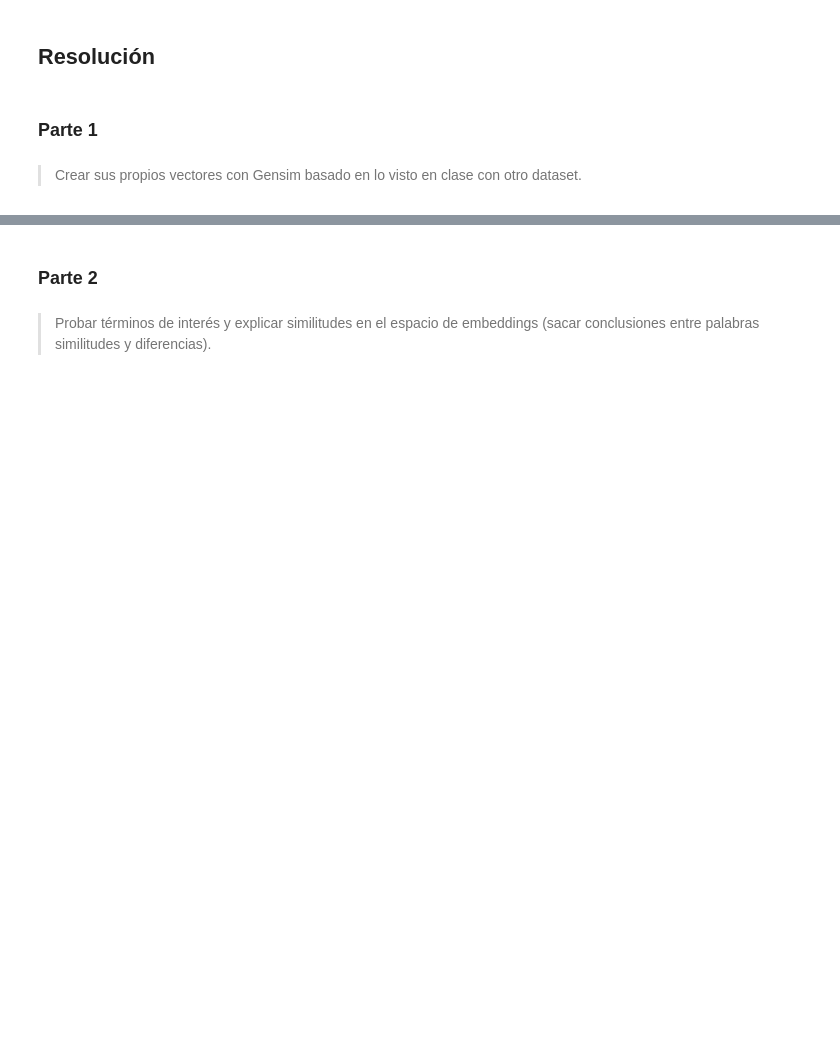
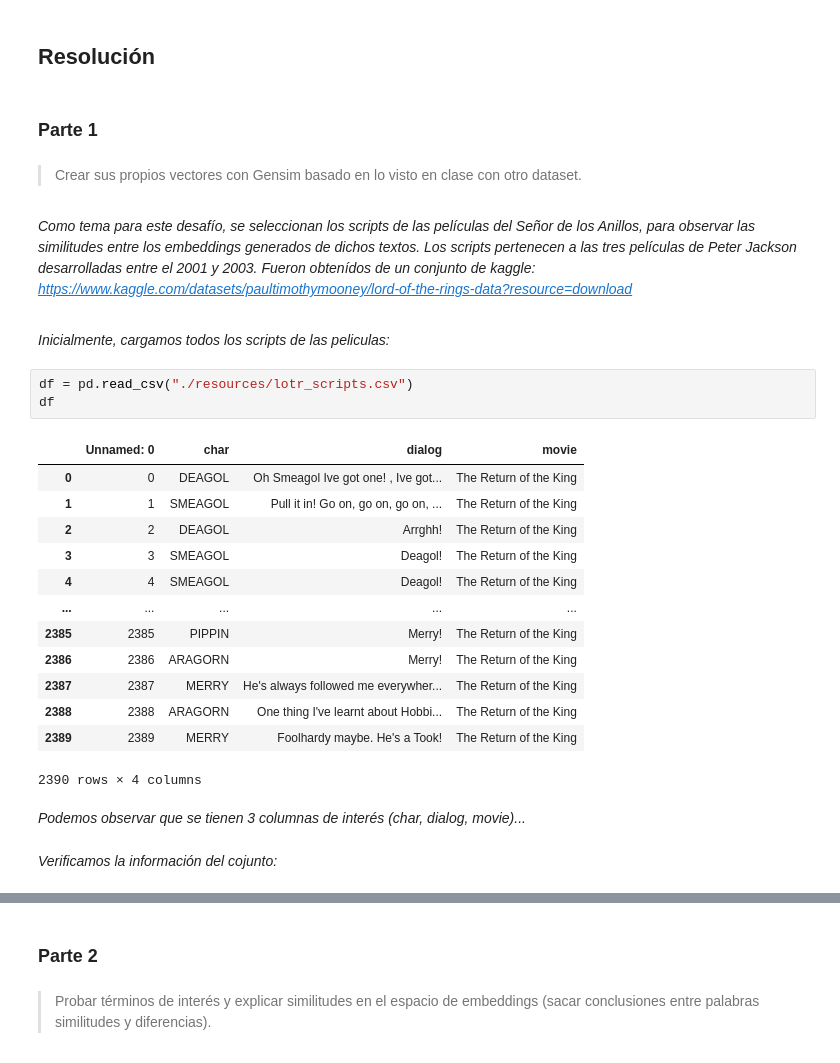
Before and after one commit to brunomaso1/uba-ceia, a Jupyter notebook: ceia-nlp/Desafio 2.ipynb, the cells around one changed output, grey strips where cells are left out. Cells and saved outputs as stored; diff of their text form; blank space fills up the shorter version.

```diff
--- a/ceia-nlp/Desafio 2.ipynb
+++ b/ceia-nlp/Desafio 2.ipynb
@@ -53,3 +97,34 @@ from pandas import pandas
 ### Parte 1
 # %% [markdown]
 > Crear sus propios vectores con Gensim basado en lo visto en clase con otro dataset.
+# %% [markdown]
+<em>
+
+Como tema para este desafío, se seleccionan los scripts de las películas del Señor de los Anillos, para observar las similitudes entre los embeddings generados de dichos textos.
+Los scripts pertenecen a las tres películas de Peter Jackson desarrolladas entre el 2001 y 2003.
+Fueron obtenídos de un conjunto de kaggle: https://www.kaggle.com/datasets/paultimothymooney/lord-of-the-rings-data?resource=download
+
+</em>
+# %% [markdown]
+_Inicialmente, cargamos todos los scripts de las peliculas:_
+# %%
+df = pd.read_csv("./resources/lotr_scripts.csv")
+df
+# %% [output]
+|  | Unnamed: 0 | char | dialog | movie |
+| 0 | 0 | DEAGOL | Oh Smeagol Ive got one! , Ive got... | The Return of the King |
+| 1 | 1 | SMEAGOL | Pull it in! Go on, go on, go on, ... | The Return of the King |
+| 2 | 2 | DEAGOL | Arrghh! | The Return of the King |
+| 3 | 3 | SMEAGOL | Deagol! | The Return of the King |
+| 4 | 4 | SMEAGOL | Deagol! | The Return of the King |
+| ... | ... | ... | ... | ... |
+| 2385 | 2385 | PIPPIN | Merry! | The Return of the King |
+| 2386 | 2386 | ARAGORN | Merry! | The Return of the King |
+| 2387 | 2387 | MERRY | He's always followed me everywher... | The Return of the King |
+| 2388 | 2388 | ARAGORN | One thing I've learnt about Hobbi... | The Return of the King |
+| 2389 | 2389 | MERRY | Foolhardy maybe. He's a Took! | The Return of the King |
+2390 rows × 4 columns
+# %% [markdown]
+_Podemos observar que se tienen 3 columnas de interés (char, dialog, movie)..._
+# %% [markdown]
+_Verificamos la información del cojunto:_
```
Also changed, not shown: parts of 100 cells of this notebook, 2 other files.
